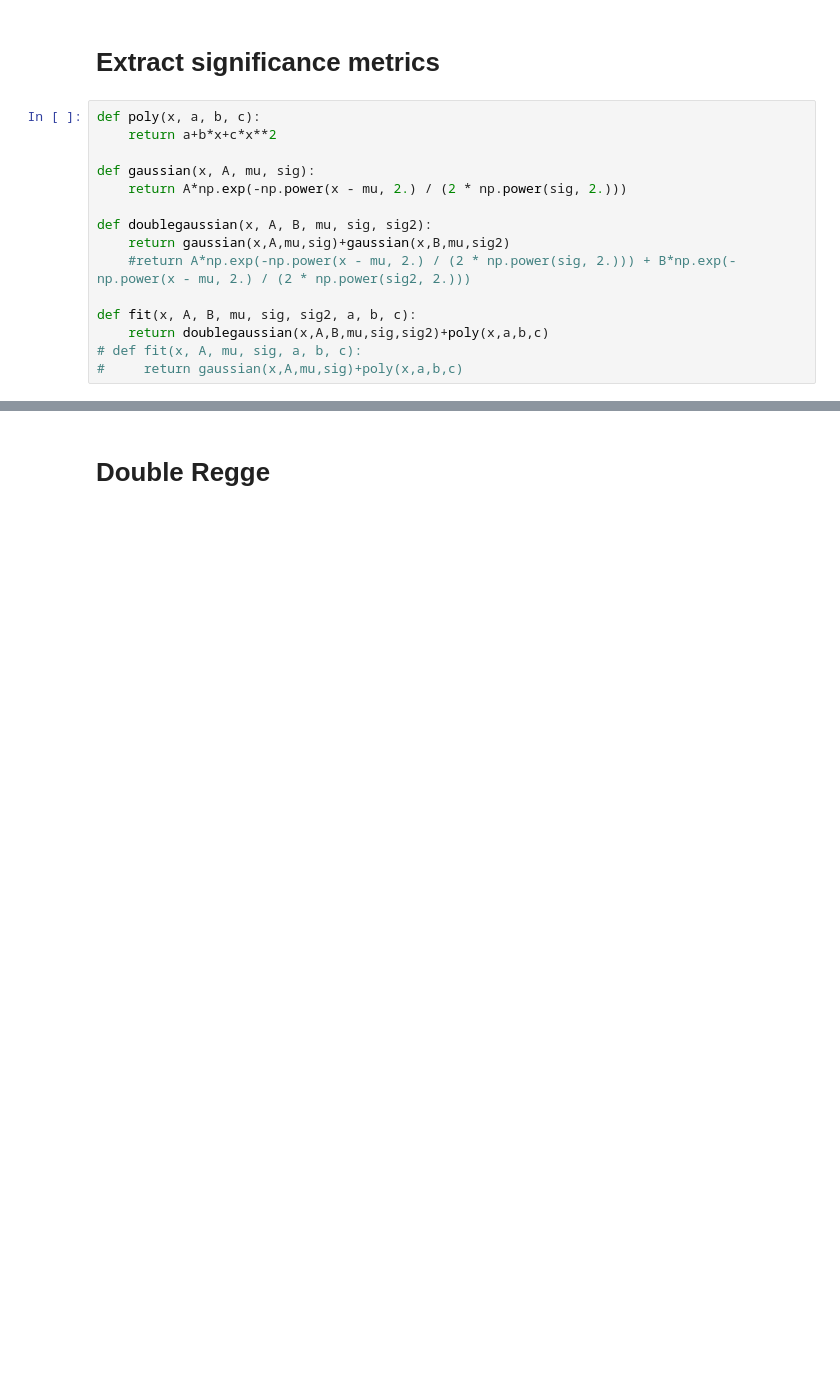
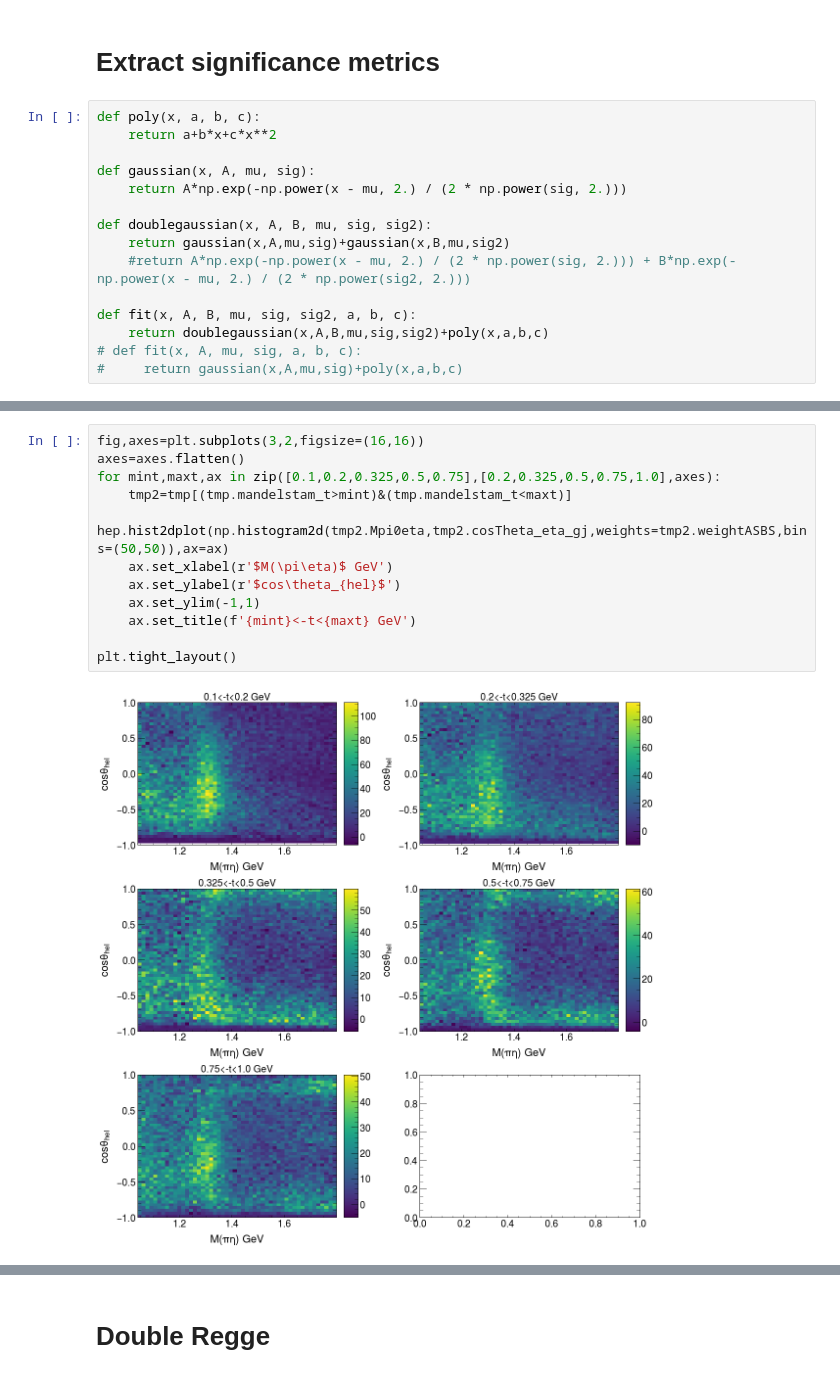
Before and after one commit to lan13005/EtaPi-Analysis, a Jupyter notebook: study_eventSelections/event_selection.ipynb, the cells around one changed output, grey strips where cells are left out. Cells and saved outputs as stored; diff of their text form; blank space fills up the shorter version.

```diff
--- a/study_eventSelections/event_selection.ipynb
+++ b/study_eventSelections/event_selection.ipynb
@@ -1047,0 +1069,14 @@ makeSignificancePlot(2,significances2,chiSqThresholds[::-1])
+# %%
+fig,axes=plt.subplots(3,2,figsize=(16,16))
+axes=axes.flatten()
+for mint,maxt,ax in zip([0.1,0.2,0.325,0.5,0.75],[0.2,0.325,0.5,0.75,1.0],axes):
+    tmp2=tmp[(tmp.mandelstam_t>mint)&(tmp.mandelstam_t<maxt)]
+    hep.hist2dplot(np.histogram2d(tmp2.Mpi0eta,tmp2.cosTheta_eta_gj,weights=tmp2.weightASBS,bins=(50,50)),ax=ax)
+    ax.set_xlabel(r'$M(\pi\eta)$ GeV')
+    ax.set_ylabel(r'$cos\theta_{hel}$')
+    ax.set_ylim(-1,1)
+    ax.set_title(f'{mint}<-t<{maxt} GeV')
+
+plt.tight_layout()
+# %% [output]
+[figure, added]
```
Also changed, not shown: parts of 8 cells of this notebook, 23 other files.
